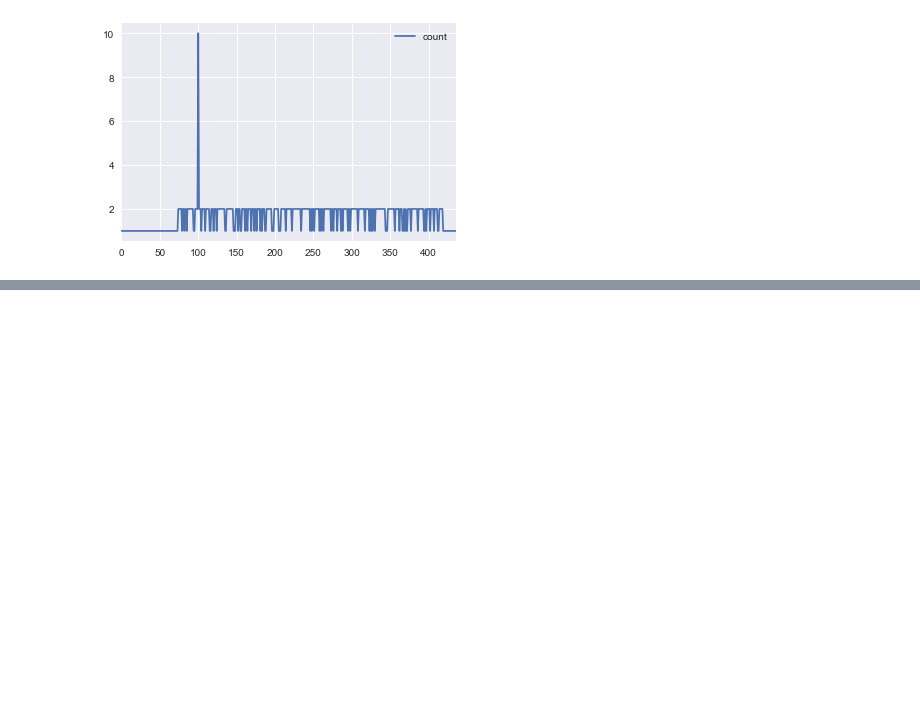
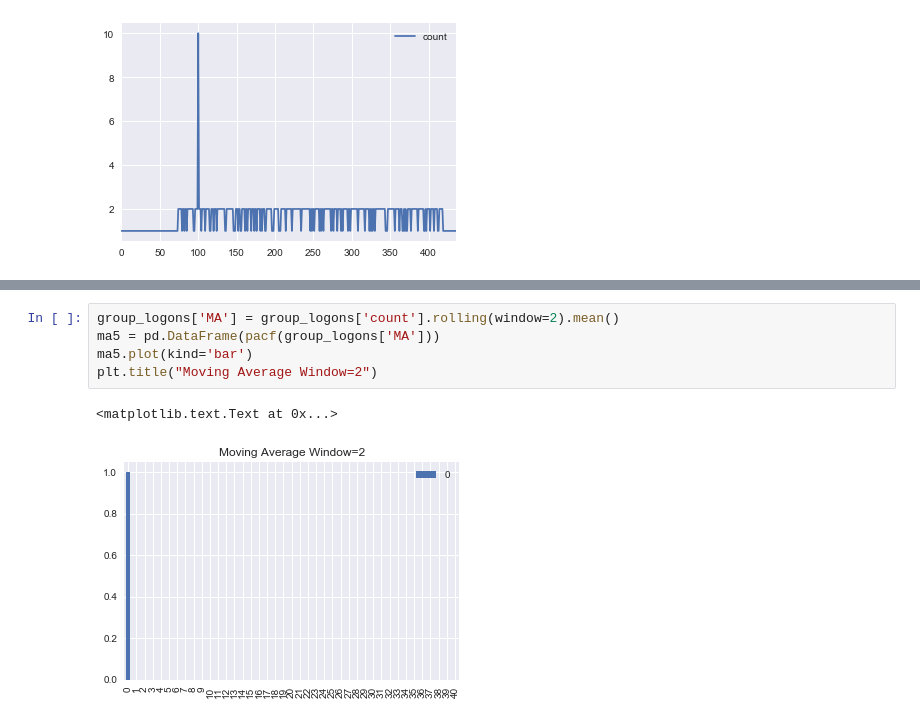
Before and after one commit to perlgirl2002/Capstone, a Jupyter notebook: KalmanFilter.ipynb, the cells around one changed output, grey strips where cells are left out. Drawn from its saved outputs; the diff is of its cells as text; blank space fills up the shorter version.

```diff
--- a/KalmanFilter.ipynb
+++ b/KalmanFilter.ipynb
@@ -190,0 +209,8 @@ group_logons.plot()
+# %%
+group_logons['MA'] = group_logons['count'].rolling(window=2).mean()
+ma5 = pd.DataFrame(pacf(group_logons['MA']))
+ma5.plot(kind='bar')
+plt.title("Moving Average Window=2")
+# %% [output]
+<matplotlib.text.Text at 0x...>
+[figure, added]
```
Also changed, not shown: parts of 4 cells of this notebook.
